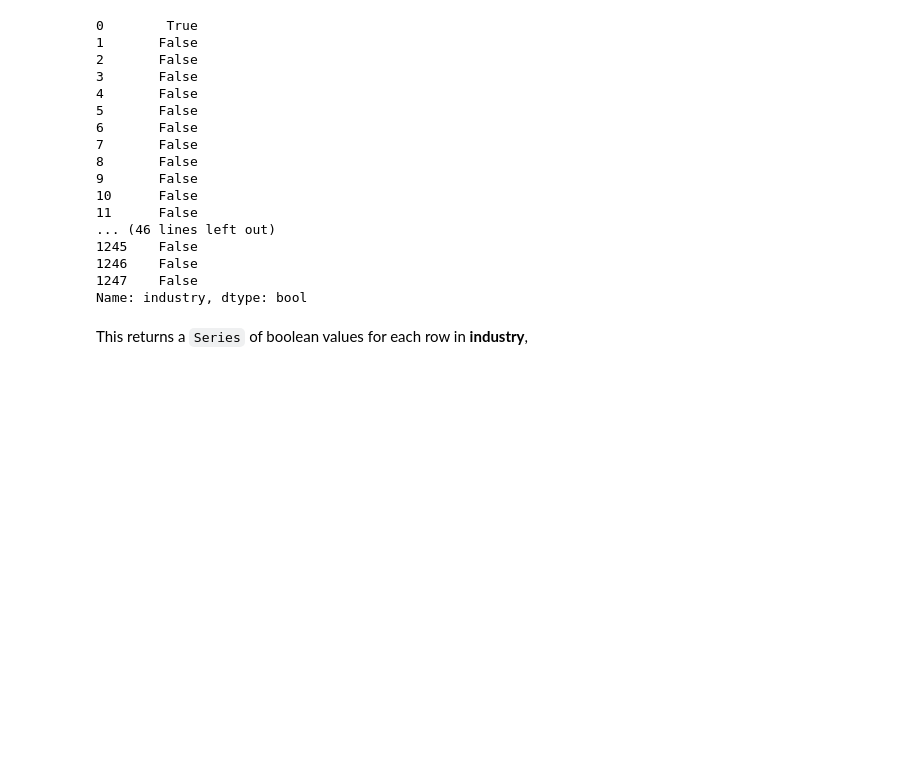
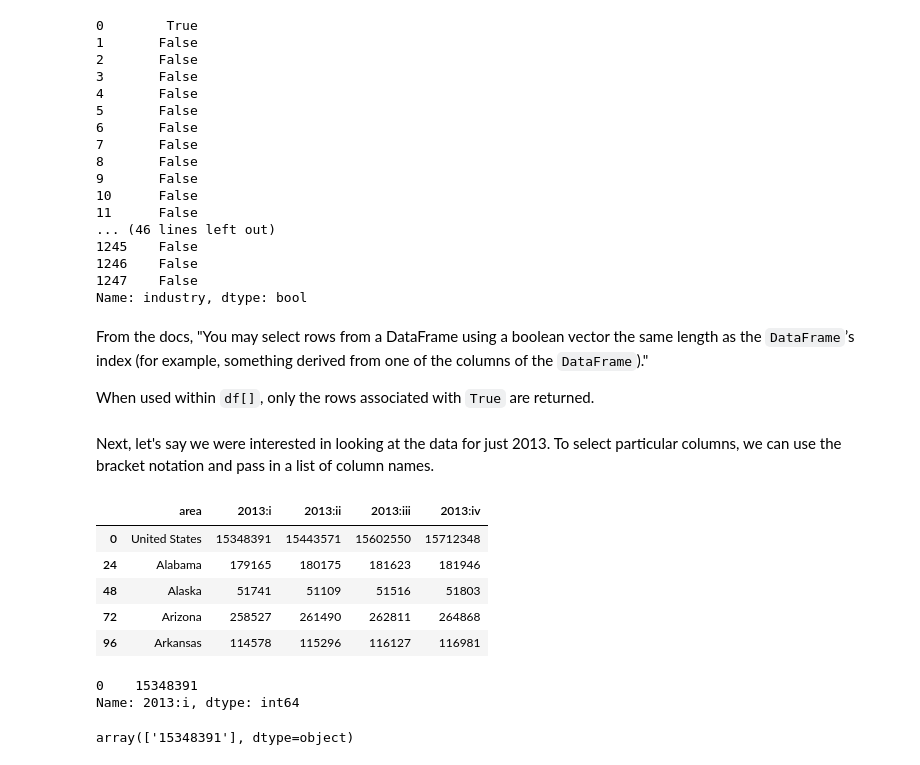
Before and after one commit to dlab-berkeley/Python-Data-Wrangling-Legacy, a Jupyter notebook: introduction-to-pandas.ipynb, the cells around one changed output. Drawn from its saved outputs; the diff is of its cells as text; code cells hidden in the pictures; blank space fills up the shorter version.

```diff
--- a/introduction-to-pandas.ipynb
+++ b/introduction-to-pandas.ipynb
@@ -185,5 +185,20 @@ df['industry'] == 'All industries/1/'
 1246    False
 1247    False
 Name: industry, dtype: bool
-# %% [markdown]
-This returns a `Series` of boolean values for each row in **industry**,
+# %% [markdown]
+From the docs, "You may select rows from a DataFrame using a boolean vector the same length as the `DataFrame`’s index (for example, something derived from one of the columns of the `DataFrame`)."
+
+When used within `df[]`, only the rows associated with `True` are returned.
+# %% [markdown]
+Next, let's say we were interested in looking at the data for just 2013. To select particular columns, we can use the bracket notation and pass in a list of column names.
+# %%
+df_all_ind_2013 = df_all_ind[['area', '2013:i', '2013:ii', '2013:iii', '2013:iv']]
+# %%
+df_all_ind_2013.head()
+# %% [output]
+|  | area | 2013:i | 2013:ii | 2013:iii | 2013:iv |
+| 0 | United States | 15348391 | 15443571 | 15602550 | 15712348 |
+| 24 | Alabama | 179165 | 180175 | 181623 | 181946 |
+| 48 | Alaska | 51741 | 51109 | 51516 | 51803 |
+| 72 | Arizona | 258527 | 261490 | 262811 | 264868 |
+| 96 | Arkansas | 114578 | 115296 | 116127 | 116981 |
@@ -189,0 +207,9 @@ This returns a `Series` of boolean values for each row in **industry**,
+# %%
+test['2013:i'][0:1]
+# %% [output]
+0    15348391
+Name: 2013:i, dtype: int64
+# %%
+df_all_ind_2013['2013:i'][0:1].values
+# %% [output]
+array(['15348391'], dtype=object)
```
Also changed, not shown: parts of 2 cells of this notebook.
